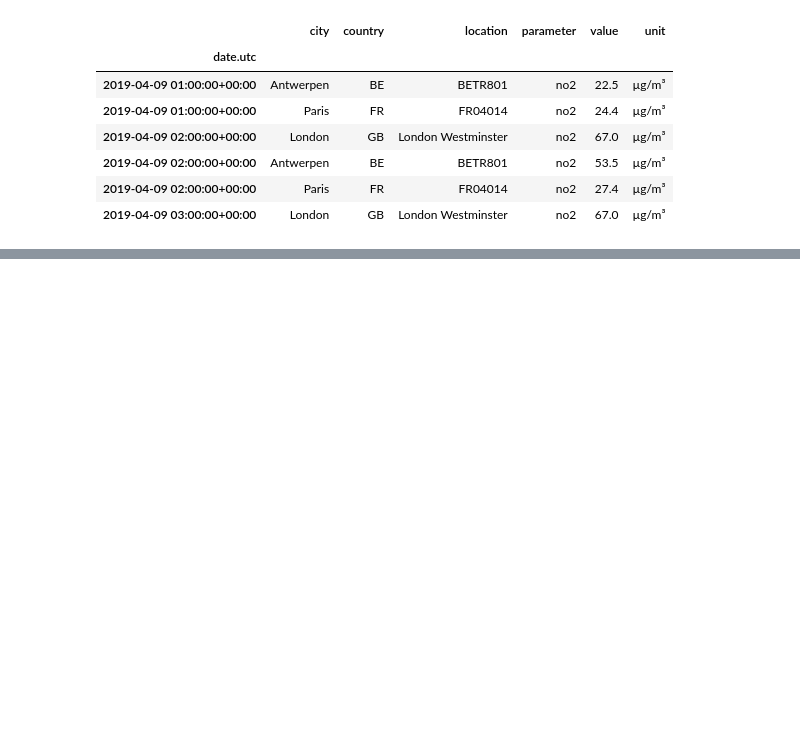
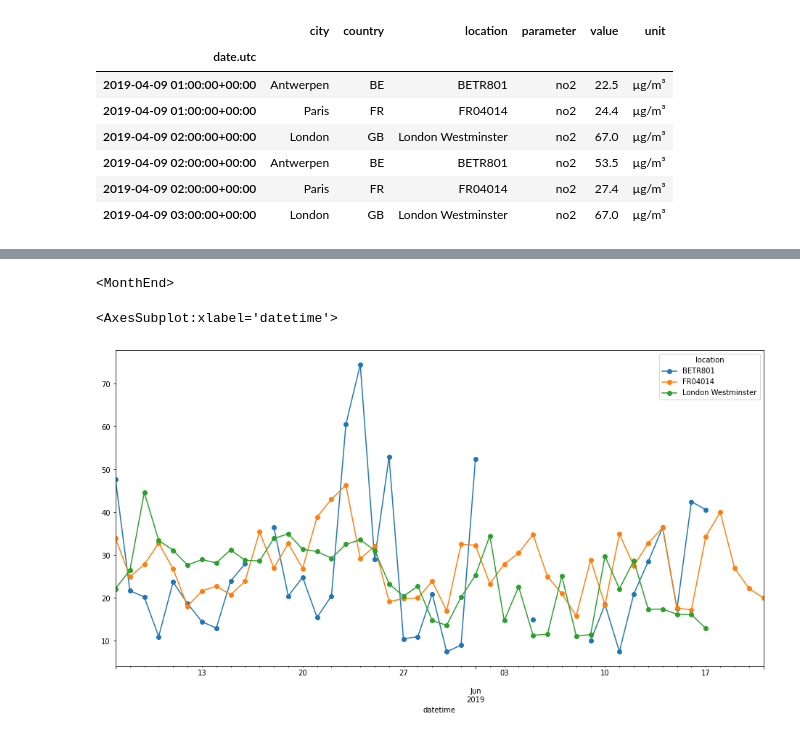
Before and after one commit to bhanupratapsinghcs/learn_ML, a Jupyter notebook: pandas.ipynb, the cells around one changed output, grey strips where cells are left out. Cells and saved outputs as stored; diff of their text form; code cells hidden in the pictures; blank space fills up the shorter version.

```diff
--- a/pandas.ipynb
+++ b/pandas.ipynb
@@ -807,0 +1279,10 @@ no2_subset
+# %%
+#  the frequency of the time series is provided by the freq attribute
+monthly_max.index.freq
+# %% [output]
+<MonthEnd>
+# %%
+no2.resample("D").mean().plot(style="-o", figsize=(16,8))
+# %% [output]
+<AxesSubplot:xlabel='datetime'>
+[figure, added]
```
Also changed, not shown: parts of 95 cells of this notebook, 17 other files.
